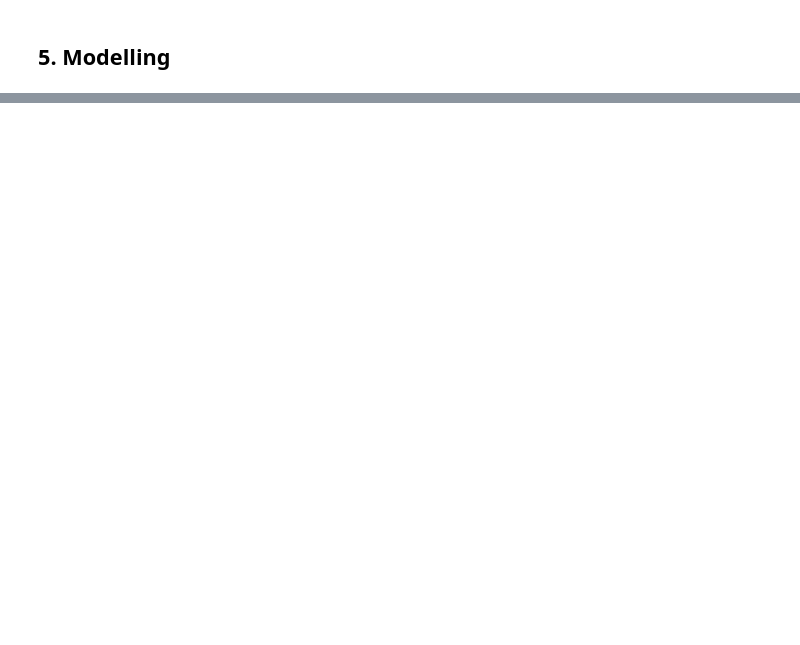
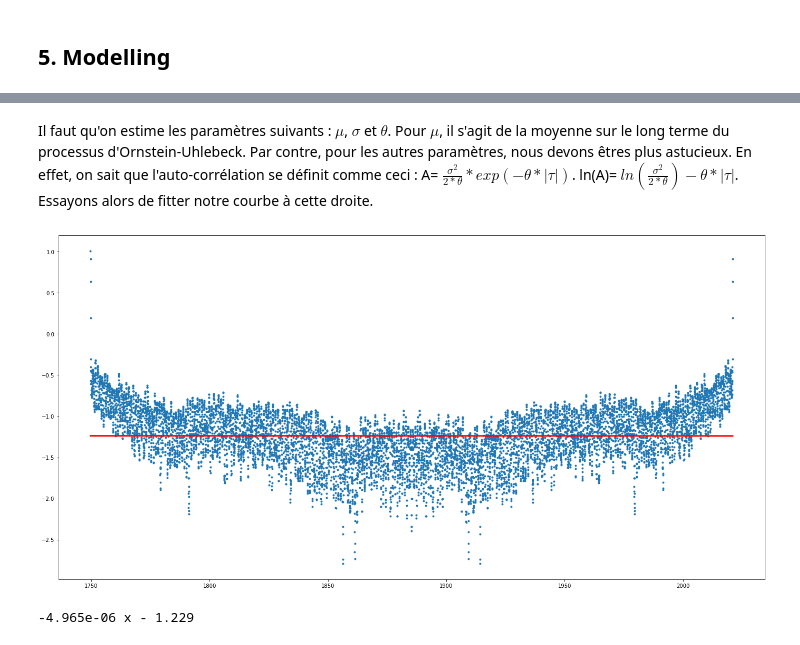
Before and after one commit to nmendiboure/Stochastic_calculus_Project, a Jupyter notebook: Calcul_stochastique_livrable.ipynb, the cells around one changed output, grey strips where cells are left out. Saved outputs shown, nothing was run; the diff lists cells and outputs as text; code cells hidden in the pictures; blank space fills up the shorter version.

```diff
--- a/Calcul_stochastique_livrable.ipynb
+++ b/Calcul_stochastique_livrable.ipynb
@@ -293,3 +300,24 @@ def solve_OU(theta,mu,sigma,tfinal,x0,dt): # Ornstein-Uhlenbeck
         x[i+1] = x[i] + dt*( theta*(x[i] - mu) ) + sqrt_dt*sigma*(x[i])*np.random.randn()
         t[i+1] = t[i] + dt
     return x, t
+# %% [markdown]
+Il faut qu'on estime les paramètres suivants : $\mu$, $\sigma$ et $\theta$.
+Pour $\mu$, il s'agit de la moyenne sur le long terme du processus d'Ornstein-Uhlebeck.
+Par contre, pour les autres paramètres, nous devons êtres plus astucieux.
+En effet, on sait que l'auto-corrélation se définit comme ceci :
+A= $\frac{\sigma^2}{2*\theta}*exp(-\theta * |\tau|)$.
+ln(A)= $ln(\frac{\sigma^2}{2*\theta})-\theta * |\tau|$.
+Essayons alors de fitter notre courbe à cette droite.
+# %%
+K_reel_bis=[K_reel[i]+0.3 for i in range(len(K_reel))]
+p1 = np.poly1d(np.polyfit(xnew, np.log(K_reel_bis), 1))
+plt.figure(figsize=(24, 12))
+plt.scatter(xnew, np.log(K_reel_bis), marker='.')
+plt.plot(xnew, p1(xnew), c='r', linewidth = 3)
+plt.show()
+# %% [output]
+[figure, added]
+# %%
+print(p1)
+# %% [output]
+-4.965e-06 x - 1.229
```
Also changed, not shown: parts of 9 cells of this notebook.
